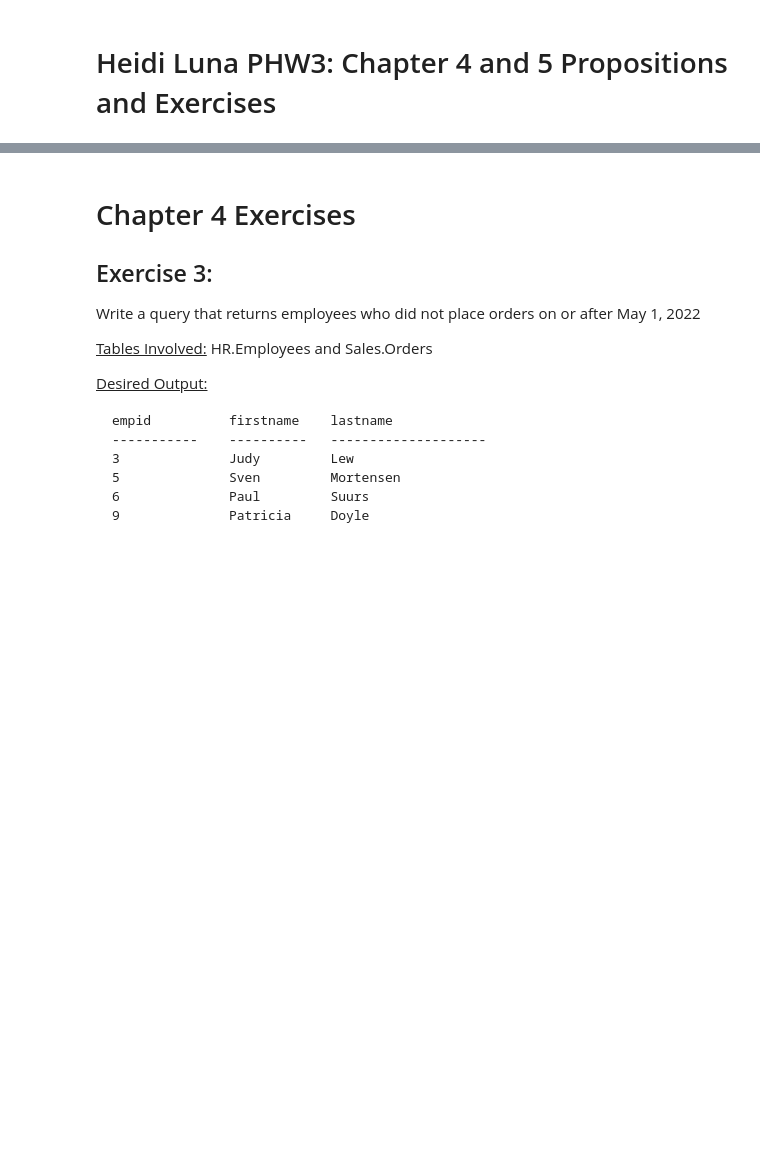
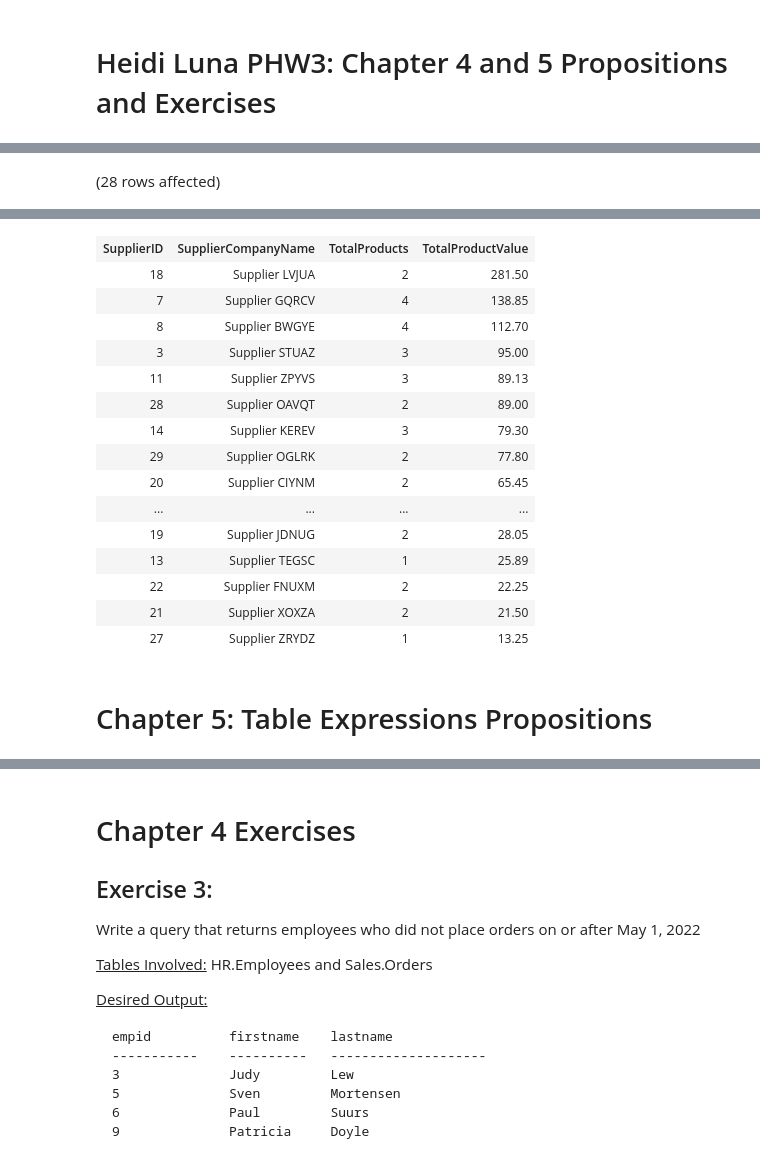
Before and after one commit to Inder3428/Group_2_CSCI381, a Jupyter notebook: Heidi Luna/G381_2_HW3_HeidiLuna.ipynb, the cells around one changed output, grey strips where cells are left out. Drawn from its saved outputs; the diff is of its cells as text; code cells hidden in the pictures; blank space fills up the shorter version.

```diff
--- a/Heidi Luna/G381_2_HW3_HeidiLuna.ipynb
+++ b/Heidi Luna/G381_2_HW3_HeidiLuna.ipynb
@@ -2,0 +368,17 @@
+# %%
+USE Northwinds2022TSQLV7;
+
+SELECT S.SupplierID,
+       S.SupplierCompanyName,
+       COUNT(P.ProductID) AS TotalProducts,
+       (SELECT SUM(P2.UnitPrice)
+        FROM Production.Product P2
+        WHERE P2.SupplierID = S.SupplierID
+          AND P2.Discontinued = 0) AS TotalProductValue
+FROM Production.Supplier S
+JOIN Production.Product P ON S.SupplierID = P.SupplierID
+WHERE P.Discontinued = 0
+GROUP BY S.SupplierID, S.SupplierCompanyName
+ORDER BY TotalProductValue DESC;
+# %% [output]
+(28 rows affected)
@@ -2,0 +386,18 @@
+| SupplierID | SupplierCompanyName | TotalProducts | TotalProductValue |
+| 18 | Supplier LVJUA | 2 | 281.50 |
+| 7 | Supplier GQRCV | 4 | 138.85 |
+| 8 | Supplier BWGYE | 4 | 112.70 |
+| 3 | Supplier STUAZ | 3 | 95.00 |
+| 11 | Supplier ZPYVS | 3 | 89.13 |
+| 28 | Supplier OAVQT | 2 | 89.00 |
+| 14 | Supplier KEREV | 3 | 79.30 |
+| 29 | Supplier OGLRK | 2 | 77.80 |
+| 20 | Supplier CIYNM | 2 | 65.45 |
+| ... | ... | ... | ... |
+| 19 | Supplier JDNUG | 2 | 28.05 |
+| 13 | Supplier TEGSC | 1 | 25.89 |
+| 22 | Supplier FNUXM | 2 | 22.25 |
+| 21 | Supplier XOXZA | 2 | 21.50 |
+| 27 | Supplier ZRYDZ | 1 | 13.25 |
+# %% [markdown]
+# Chapter 5: Table Expressions Propositions
```
Also changed, not shown: parts of 15 cells of this notebook, 1 other file.
